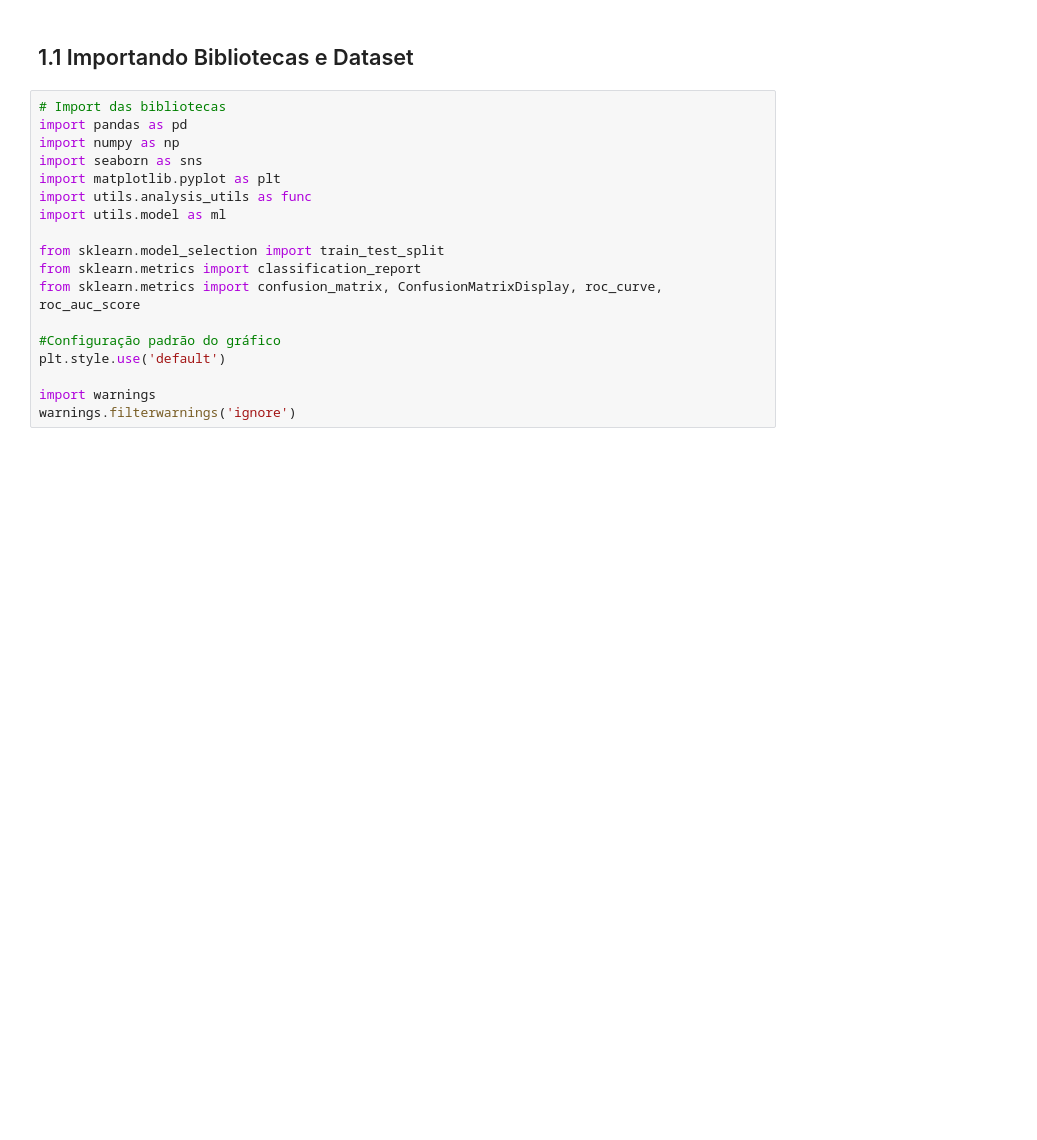
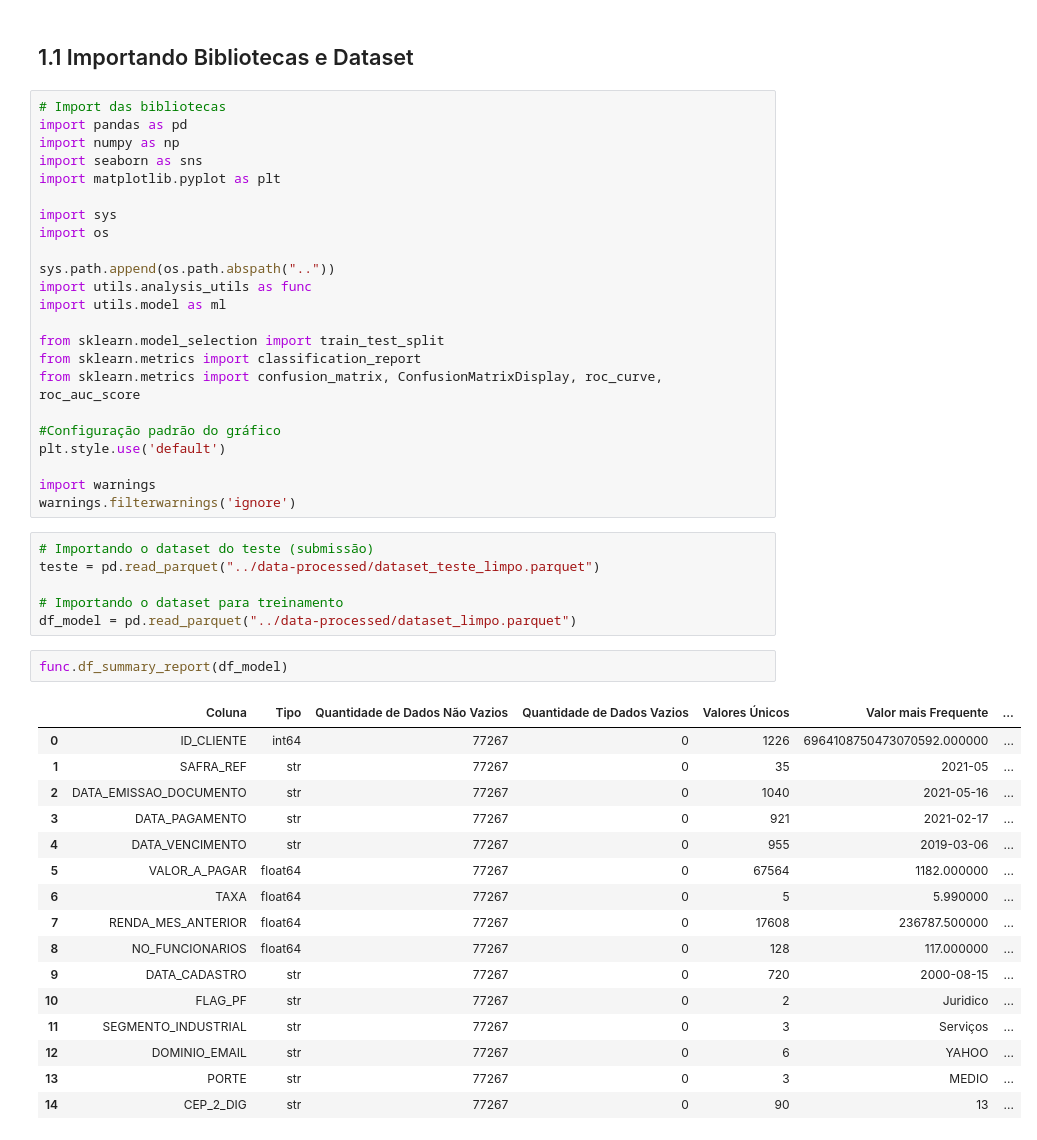
Before and after one commit to rrafahenrique/Modelo-Preditivo-Inadimplencia, a Jupyter notebook: notebooks/02-model_analysis.ipynb, the cells around one changed output. Drawn from its saved outputs; the diff is of its cells as text; blank space fills up the shorter version.

```diff
--- a/notebooks/02-model_analysis.ipynb
+++ b/notebooks/02-model_analysis.ipynb
@@ -44,6 +44,11 @@ import pandas as pd
 import numpy as np
 import seaborn as sns
 import matplotlib.pyplot as plt
+
+import sys
+import os
+
+sys.path.append(os.path.abspath(".."))
 import utils.analysis_utils as func
 import utils.model as ml
 
@@ -56,3 +61,28 @@ plt.style.use('default')
 
 import warnings
 warnings.filterwarnings('ignore')
+# %%
+# Importando o dataset do teste (submissão)
+teste = pd.read_parquet("../data-processed/dataset_teste_limpo.parquet")
+
+# Importando o dataset para treinamento
+df_model = pd.read_parquet("../data-processed/dataset_limpo.parquet")
+# %%
+func.df_summary_report(df_model)
+# %% [output]
+|  | Coluna | Tipo | Quantidade de Dados Não Vazios | Quantidade de Dados Vazios | Valores Únicos | Valor mais Frequente | ... |
+| 0 | ID_CLIENTE | int64 | 77267 | 0 | 1226 | 6964108750473070592.000000 | ... |
+| 1 | SAFRA_REF | str | 77267 | 0 | 35 | 2021-05 | ... |
+| 2 | DATA_EMISSAO_DOCUMENTO | str | 77267 | 0 | 1040 | 2021-05-16 | ... |
+| 3 | DATA_PAGAMENTO | str | 77267 | 0 | 921 | 2021-02-17 | ... |
+| 4 | DATA_VENCIMENTO | str | 77267 | 0 | 955 | 2019-03-06 | ... |
+| 5 | VALOR_A_PAGAR | float64 | 77267 | 0 | 67564 | 1182.000000 | ... |
+| 6 | TAXA | float64 | 77267 | 0 | 5 | 5.990000 | ... |
+| 7 | RENDA_MES_ANTERIOR | float64 | 77267 | 0 | 17608 | 236787.500000 | ... |
+| 8 | NO_FUNCIONARIOS | float64 | 77267 | 0 | 128 | 117.000000 | ... |
+| 9 | DATA_CADASTRO | str | 77267 | 0 | 720 | 2000-08-15 | ... |
+| 10 | FLAG_PF | str | 77267 | 0 | 2 | Juridico | ... |
+| 11 | SEGMENTO_INDUSTRIAL | str | 77267 | 0 | 3 | Serviços | ... |
+| 12 | DOMINIO_EMAIL | str | 77267 | 0 | 6 | YAHOO | ... |
+| 13 | PORTE | str | 77267 | 0 | 3 | MEDIO | ... |
+| 14 | CEP_2_DIG | str | 77267 | 0 | 90 | 13 | ... |
```
Also changed, not shown: parts of 44 cells of this notebook, 5 other files.
